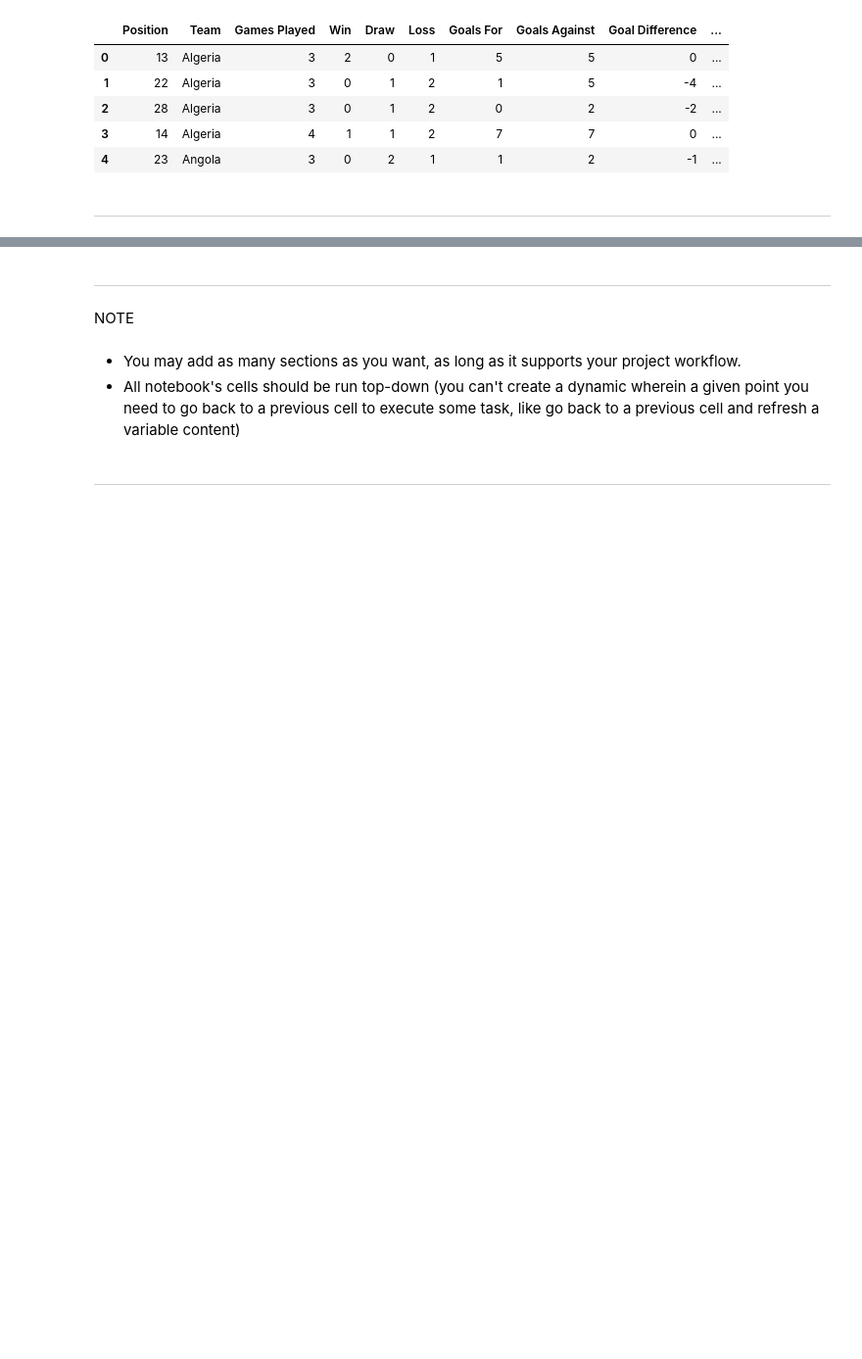
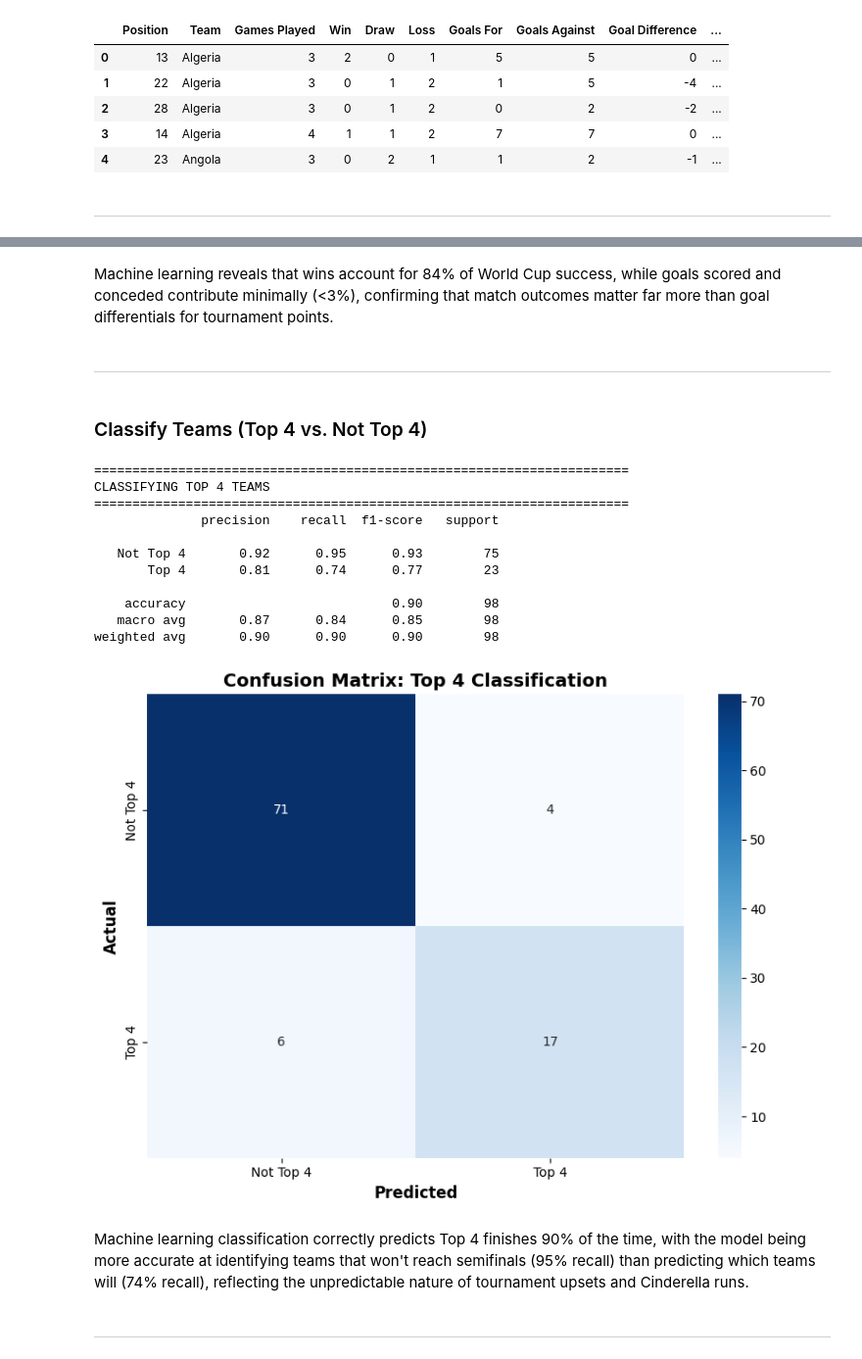
Before and after one commit to AmuKanda99/football-worldcup-analysis, a Jupyter notebook: jupyter_notebooks/03_ML.ipynb, the cells around one changed output, grey strips where cells are left out. Shown at 98% size. Drawn from its saved outputs; the diff is of its cells as text; code cells hidden in the pictures; blank space fills up the shorter version.

Commit message:
Add Regression and Classfication models to ML

```diff
--- a/jupyter_notebooks/03_ML.ipynb
+++ b/jupyter_notebooks/03_ML.ipynb
@@ -84,10 +129,59 @@ Section 2 content
+# %% [markdown]
+Machine learning reveals that wins account for 84% of World Cup success, while goals scored and conceded contribute minimally (<3%), confirming that match outcomes matter far more than goal differentials for tournament points.
 # %% [markdown]
 ---
-# %% [markdown]
-NOTE
-# %% [markdown]
-* You may add as many sections as you want, as long as it supports your project workflow.
-* All notebook's cells should be run top-down (you can't create a dynamic wherein a given point you need to go back to a previous cell to execute some task, like go back to a previous cell and refresh a variable content)
+# %% [markdown]
+### Classify Teams (Top 4 vs. Not Top 4)
+# %%
+# Create binary target
+df['Top4'] = (df['Position'] <= 4).astype(int)
+
+# Features
+X = df[['Goals For', 'Goals Against', 'Win', 'Draw', 'Loss', 'Goal Difference']]
+y = df['Top4']
+
+# Split
+X_train, X_test, y_train, y_test = train_test_split(X, y, test_size=0.2, random_state=42)
+
+# Train
+clf = RandomForestClassifier(n_estimators=100, random_state=42)
+clf.fit(X_train, y_train)
+
+# Predict
+y_pred = clf.predict(X_test)
+
+# Evaluate
+print("="*70)
+print("CLASSIFYING TOP 4 TEAMS")
+print("="*70)
+print(classification_report(y_test, y_pred, target_names=['Not Top 4', 'Top 4']))
+
+# Confusion Matrix
+cm = confusion_matrix(y_test, y_pred)
+plt.figure(figsize=(8, 6))
+sns.heatmap(cm, annot=True, fmt='d', cmap='Blues',
+            xticklabels=['Not Top 4', 'Top 4'],
+            yticklabels=['Not Top 4', 'Top 4'])
+plt.xlabel('Predicted', fontsize=12, fontweight='bold')
+plt.ylabel('Actual', fontsize=12, fontweight='bold')
+plt.title('Confusion Matrix: Top 4 Classification', fontsize=14, fontweight='bold')
+plt.tight_layout()
+plt.show()
+# %% [output]
+======================================================================
+CLASSIFYING TOP 4 TEAMS
+======================================================================
+              precision    recall  f1-score   support
+
+   Not Top 4       0.92      0.95      0.93        75
+       Top 4       0.81      0.74      0.77        23
+
+    accuracy                           0.90        98
+   macro avg       0.87      0.84      0.85        98
+weighted avg       0.90      0.90      0.90        98
+[figure, added]
+# %% [markdown]
+Machine learning classification correctly predicts Top 4 finishes 90% of the time, with the model being more accurate at identifying teams that won't reach semifinals (95% recall) than predicting which teams will (74% recall), reflecting the unpredictable nature of tournament upsets and Cinderella runs.
 # %% [markdown]
 ---
 # %% [markdown]
```
Also changed, not shown: parts of 5 cells of this notebook.
